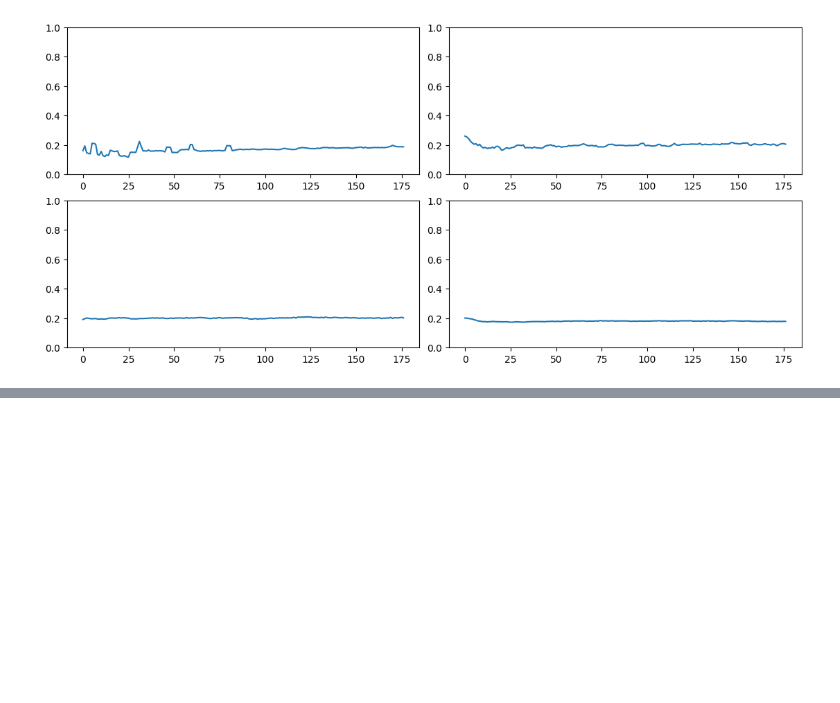
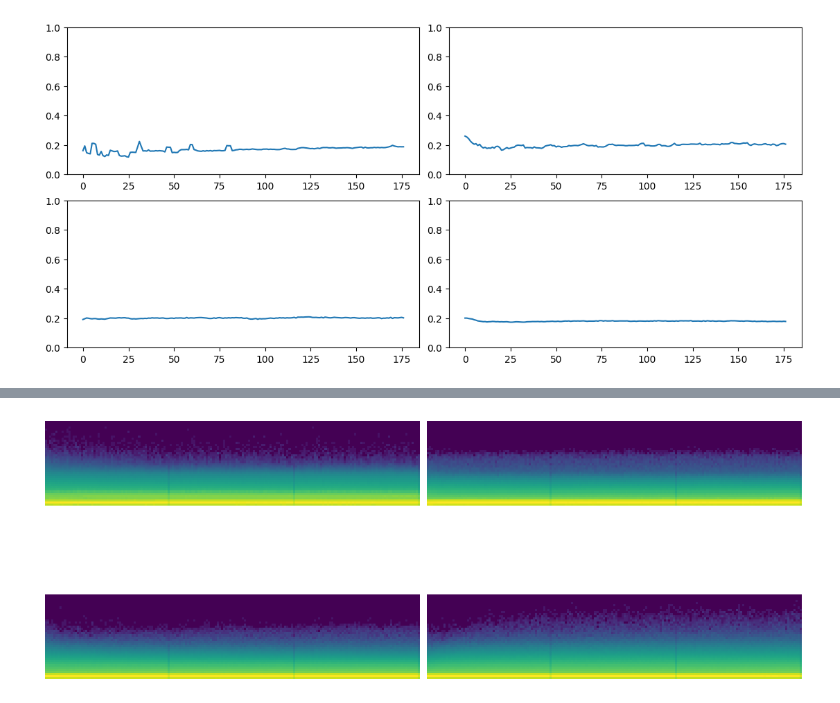
Before and after one commit to mtm-007/Deep-Learing-from-the-foundation-and-GEN_AI, a Jupyter notebook: accel_sgd.ipynb, the cells around one changed output, grey strips where cells are left out. Cells and saved outputs as stored; diff of their text form; code cells hidden in the pictures; blank space fills up the shorter version.

```diff
--- a/accel_sgd.ipynb
+++ b/accel_sgd.ipynb
@@ -179,0 +182,4 @@ Wall time: 50.1 s
+# %%
+astats.color_dim()
+# %% [output]
+[figure, added]
```
Also changed, not shown: parts of 9 cells of this notebook.
